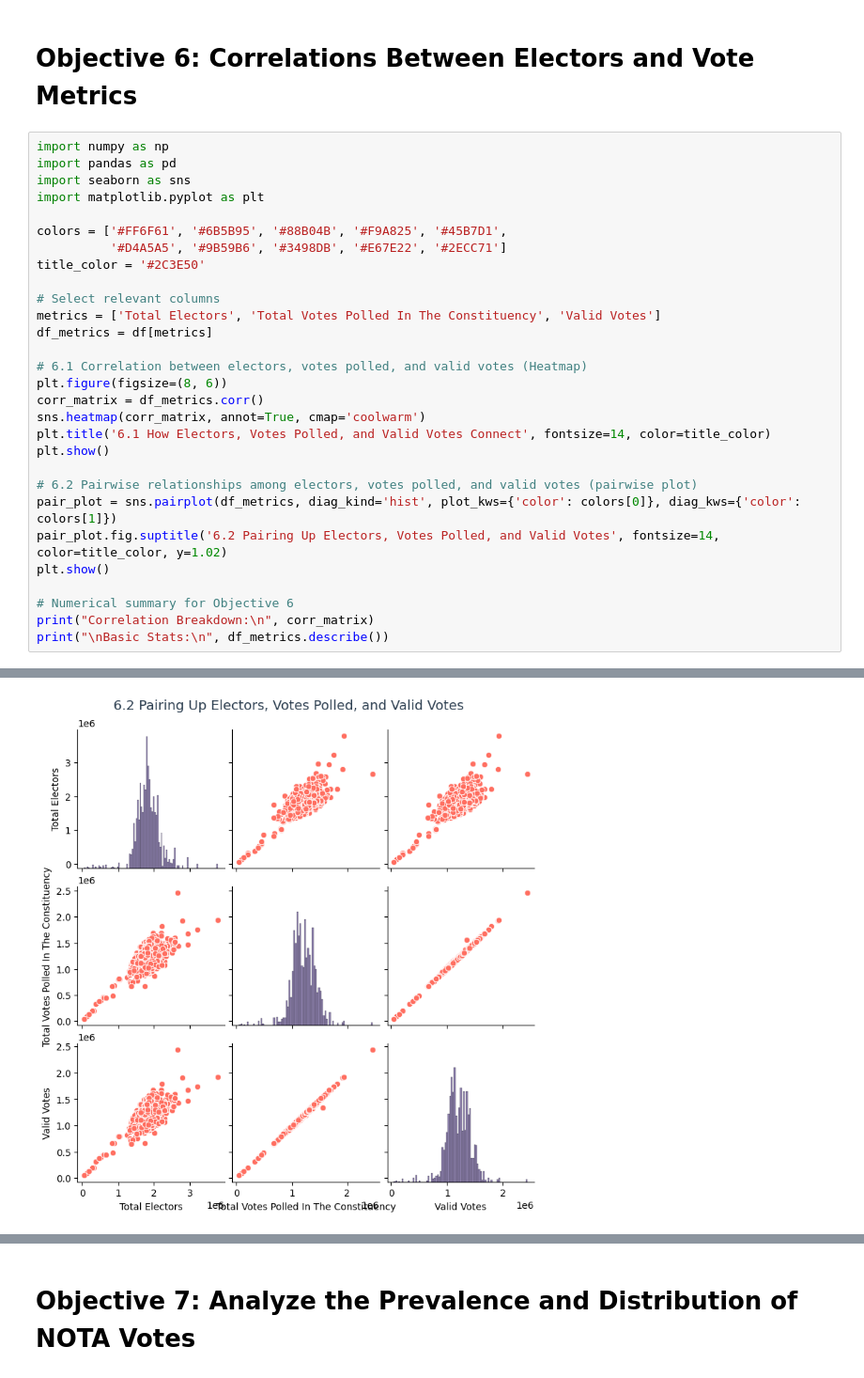
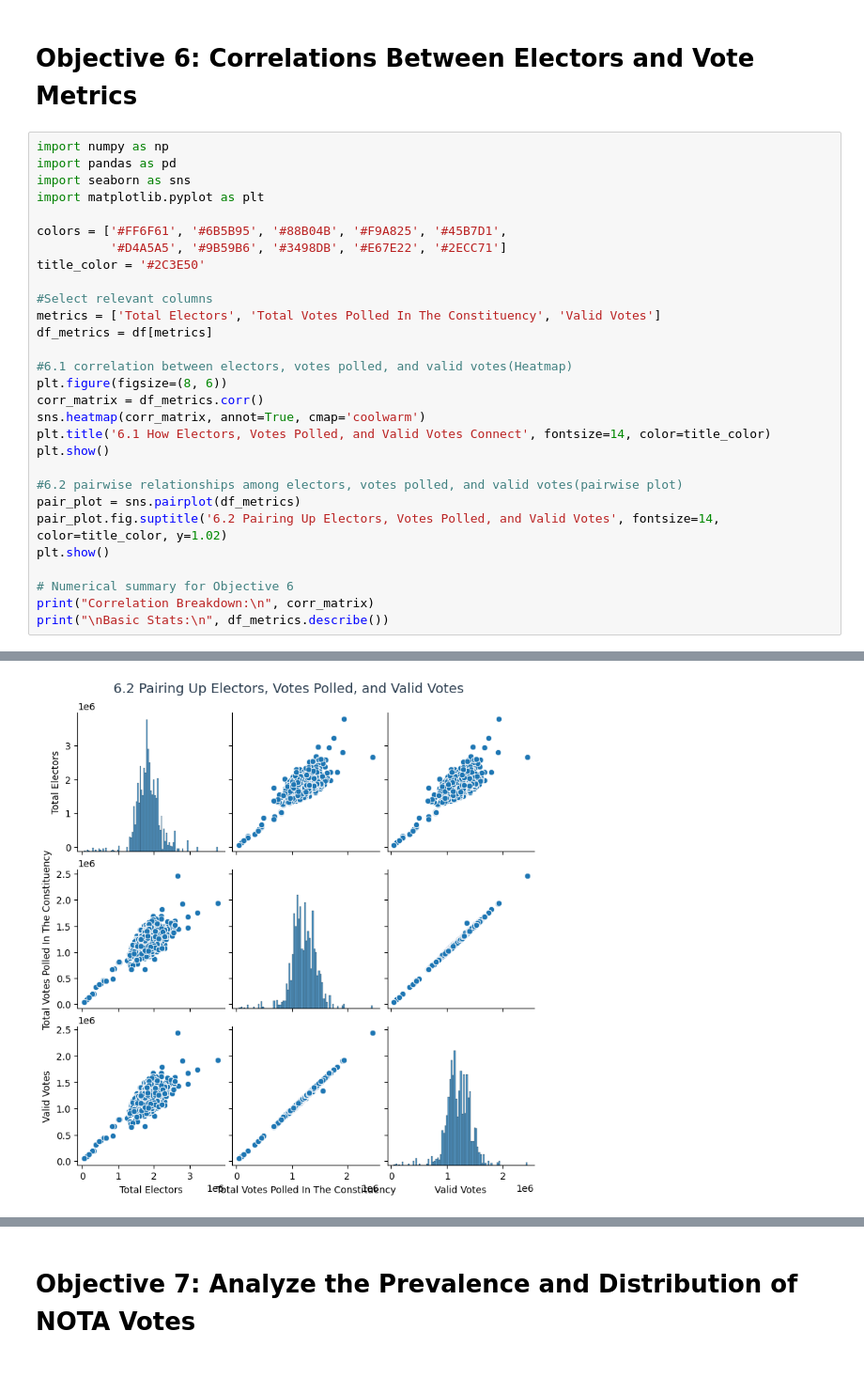
Before and after one commit to VishantMehta/EDA, a Jupyter notebook: main.ipynb, the cells around one changed output, grey strips where cells are left out. Shown at 94% size. Cells and saved outputs as stored; diff of their text form.

```diff
--- a/main.ipynb
+++ b/main.ipynb
@@ -392,35 +337,35 @@ Votes Secured - Total                   0.999988                0.767600
 # %%
 import numpy as np
 import pandas as pd
 import seaborn as sns
 import matplotlib.pyplot as plt
 
 colors = ['#FF6F61', '#6B5B95', '#88B04B', '#F9A825', '#45B7D1',
           '#D4A5A5', '#9B59B6', '#3498DB', '#E67E22', '#2ECC71']
 title_color = '#2C3E50'
 
-# Select relevant columns
+#Select relevant columns
 metrics = ['Total Electors', 'Total Votes Polled In The Constituency', 'Valid Votes']
 df_metrics = df[metrics]
 
-# 6.1 Correlation between electors, votes polled, and valid votes (Heatmap)
+#6.1 correlation between electors, votes polled, and valid votes(Heatmap)
 plt.figure(figsize=(8, 6))
 corr_matrix = df_metrics.corr()
 sns.heatmap(corr_matrix, annot=True, cmap='coolwarm')
 plt.title('6.1 How Electors, Votes Polled, and Valid Votes Connect', fontsize=14, color=title_color)
 plt.show()
 
-# 6.2 Pairwise relationships among electors, votes polled, and valid votes (pairwise plot)
-pair_plot = sns.pairplot(df_metrics, diag_kind='hist', plot_kws={'color': colors[0]}, diag_kws={'color': colors[1]})
+#6.2 pairwise relationships among electors, votes polled, and valid votes(pairwise plot)
+pair_plot = sns.pairplot(df_metrics)
 pair_plot.fig.suptitle('6.2 Pairing Up Electors, Votes Polled, and Valid Votes', fontsize=14, color=title_color, y=1.02)
 plt.show()
 
 # Numerical summary for Objective 6
 print("Correlation Breakdown:\n", corr_matrix)
 print("\nBasic Stats:\n", df_metrics.describe())
 # %% [output]
 [figure]
-[figure, old version]
+[figure, new version]
 Correlation Breakdown:
                                          Total Electors  \
 Total Electors                                1.000000
```
Also changed, not shown: parts of 7 cells of this notebook, 1 other file.
